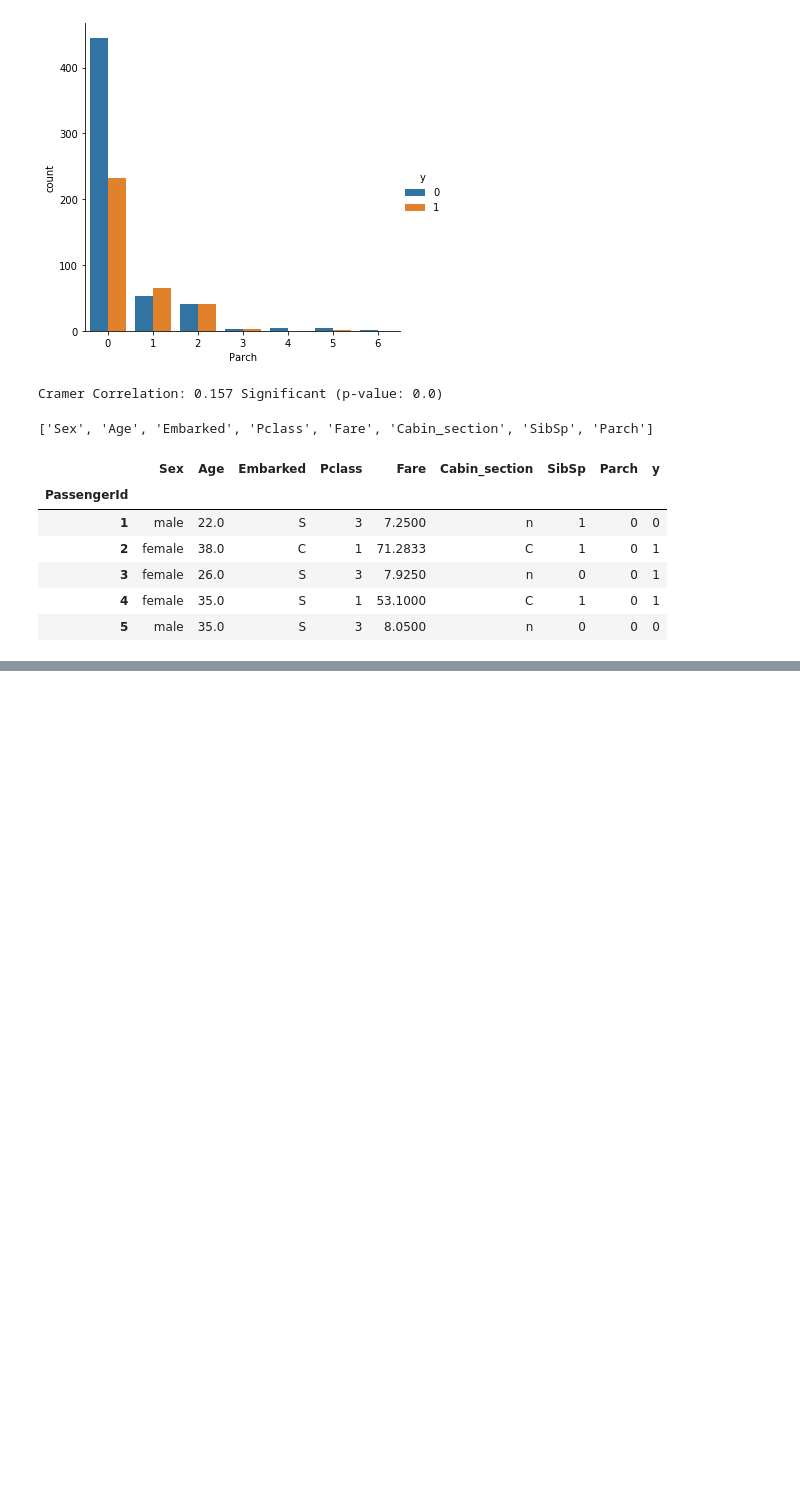
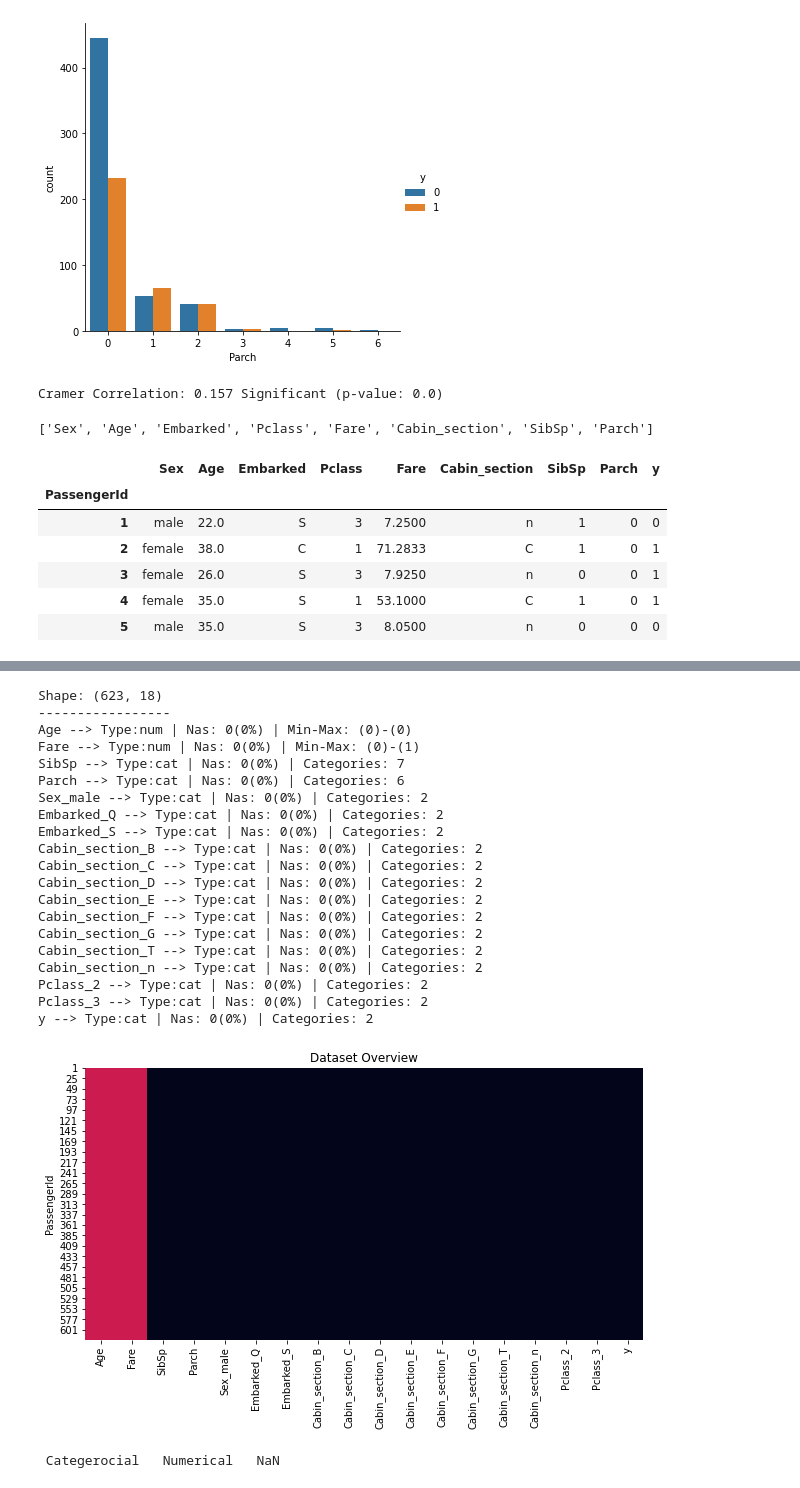
Before and after one commit to Kayne103/DS-ML-Jupyter, a Jupyter notebook: ML Classification.ipynb, the cells around one changed output, grey strips where cells are left out. Cells and saved outputs as stored; diff of their text form; code cells hidden in the pictures; blank space fills up the shorter version.

Commit message:
Trained the model

```diff
--- a/ML Classification.ipynb
+++ b/ML Classification.ipynb
@@ -225,0 +351,2 @@ dtf.head()
+# %%
+dtf_train = add_dummies(dtf_train,x="Pclass",dropx=True)
@@ -225,0 +361,3 @@ dtf.head()
+# %%
+dtf_train = pop_columns(dtf_train,["y"],where="end")
+dtf_train.head()
@@ -225,0 +374,4 @@ dtf.head()
+# %%
+scaler = preprocessing.MinMaxScaler(feature_range=(0,1))
+# %%
+dtf_train,scaler = scaling(dtf_train,y="y",scalerX=scaler,task="classification")
@@ -225,0 +388,25 @@ dtf.head()
+# %%
+dtf_overview(dtf_train)
+# %% [output]
+Shape: (623, 18)
+-----------------
+Age --> Type:num | Nas: 0(0%) | Min-Max: (0)-(0)
+Fare --> Type:num | Nas: 0(0%) | Min-Max: (0)-(1)
+SibSp --> Type:cat | Nas: 0(0%) | Categories: 7
+Parch --> Type:cat | Nas: 0(0%) | Categories: 6
+Sex_male --> Type:cat | Nas: 0(0%) | Categories: 2
+Embarked_Q --> Type:cat | Nas: 0(0%) | Categories: 2
+Embarked_S --> Type:cat | Nas: 0(0%) | Categories: 2
+Cabin_section_B --> Type:cat | Nas: 0(0%) | Categories: 2
+Cabin_section_C --> Type:cat | Nas: 0(0%) | Categories: 2
+Cabin_section_D --> Type:cat | Nas: 0(0%) | Categories: 2
+Cabin_section_E --> Type:cat | Nas: 0(0%) | Categories: 2
+Cabin_section_F --> Type:cat | Nas: 0(0%) | Categories: 2
+Cabin_section_G --> Type:cat | Nas: 0(0%) | Categories: 2
+Cabin_section_T --> Type:cat | Nas: 0(0%) | Categories: 2
+Cabin_section_n --> Type:cat | Nas: 0(0%) | Categories: 2
+Pclass_2 --> Type:cat | Nas: 0(0%) | Categories: 2
+Pclass_3 --> Type:cat | Nas: 0(0%) | Categories: 2
+y --> Type:cat | Nas: 0(0%) | Categories: 2
+[figure, added]
+ Categerocial   Numerical   NaN
```
Also changed, not shown: parts of 41 cells of this notebook.
